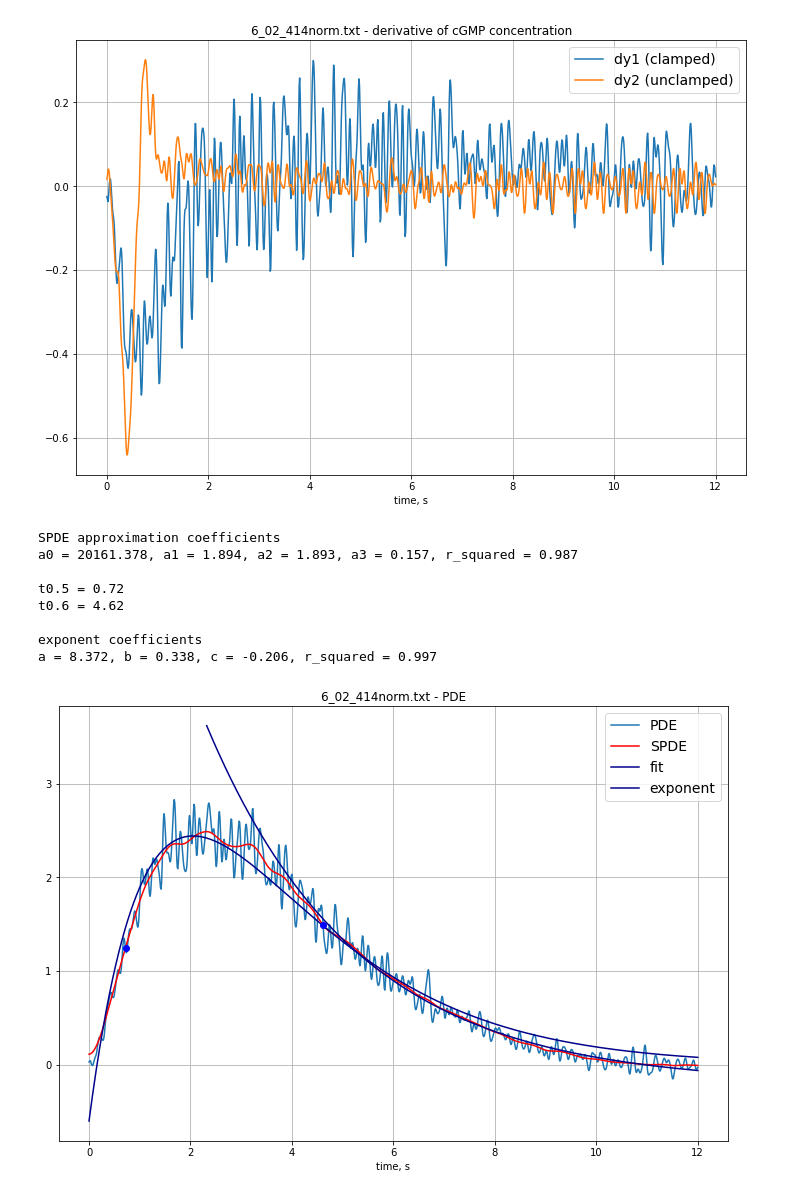
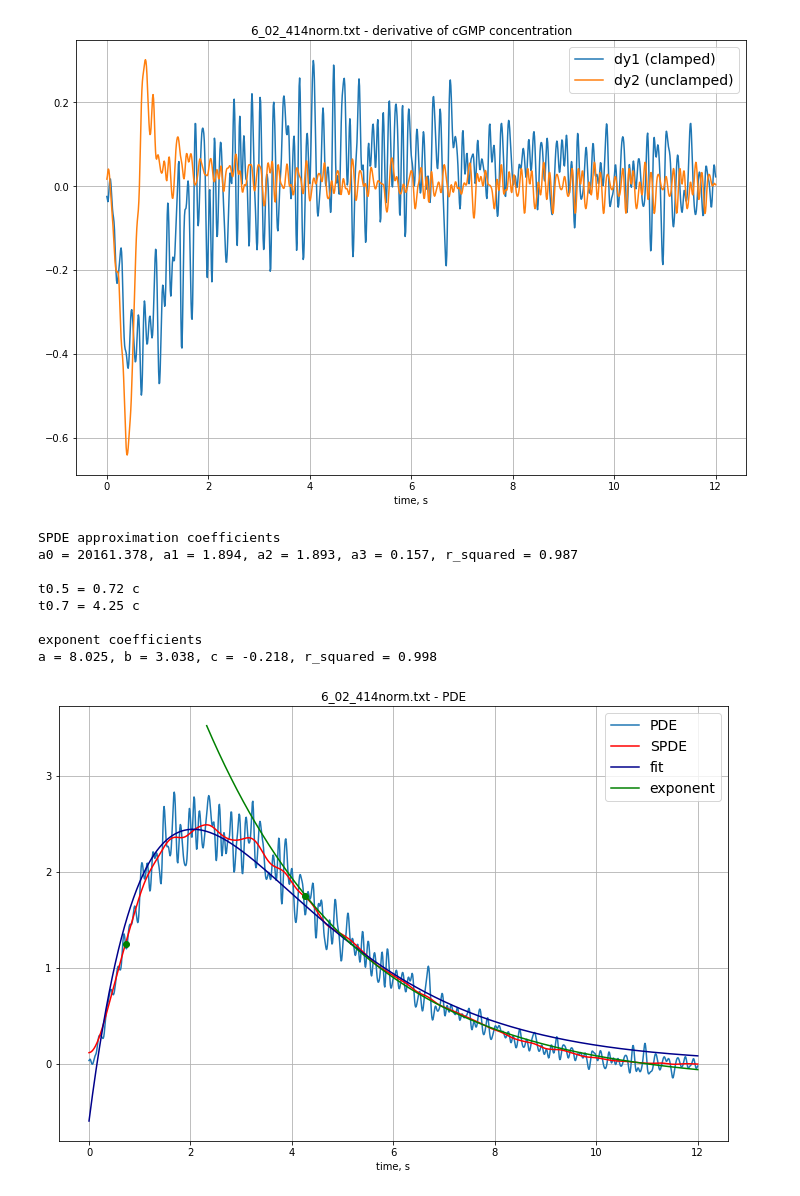
Before and after one commit to AndreiZherder/adaptation-memory, a Jupyter notebook: pde-extraction.ipynb, the cells around one changed output. Saved outputs shown, nothing was run; the diff lists cells and outputs as text; code cells hidden in the pictures.

```diff
--- a/pde-extraction.ipynb
+++ b/pde-extraction.ipynb
@@ -79,10 +79,12 @@ beta = (alpha - dy1) / y1 - betad
 PDE = beta
 SPDE = gaussian_filter1d(PDE, sigma=15)
 
+
+# Аппроксимация SPDE
 def func(t, a0, a1, a2, a3):
     return a0 * (np.exp(-(t - a3) / a1) - np.exp(-(t - a3) / a2))
 
-popt = [200, 1, 1, 0.05]
+popt = [200, 1, 1, 0.05] # предполагаемые параметры SPDE fit
 try:
     popt, pcov = optimize.curve_fit(func, t, SPDE, popt)
 except RuntimeError:
@@ -94,6 +96,8 @@ r_squared = rvalue ** 2
 print('SPDE approximation coefficients')
 print(f'a0 = {a0:.3f}, a1 = {a1:.3f}, a2 = {a2:.3f}, a3 = {a3:.3f}, r_squared = {r_squared:.3f}')
 
+
+# Аппроксимация экспоненты
 maxi = np.argmax(SPDE)
 left = 0
 right = maxi
@@ -105,60 +109,61 @@ while left <= right:
         left = mid + 1
 max50i = left
 print()
-print(f't0.5 = {t[max50i]}')
+print(f't0.5 = {t[max50i]} c')
 
+level = 0.7 # 70% от максимума - точка начала аппроксимации экспоненты
 left = maxi
 right = n - 1
 while left <= right:
     mid = left + (right - left) // 2
-    if SPDE[mid] <= 0.6 * SPDE[maxi]:
+    if SPDE[mid] <= level * SPDE[maxi]:
         right = mid - 1
     else:
         left = mid + 1
-max60i = left
-print(f't0.6 = {t[max60i]}')
+leveli = left
+print(f't{level} = {t[leveli]} c')
 
 
 def func(t, a, b, c):
-    return a * np.exp(-b * t) + c
+    return a * np.exp(-t / b) + c
 
-popt = [10, 1, 1]
+popt = [5, 1, 0] # предполагаемые параметры экспоненты
 try:
-    popt, pcov = optimize.curve_fit(func, t[max60i:], SPDE[max60i:], popt)
+    popt, pcov = optimize.curve_fit(func, t[leveli:], SPDE[leveli:], popt)
 except RuntimeError:
     print('Не удалось выполнить аппроксимацию экспоненты. Подберите начальные коэффициенты.')
 a, b, c = popt
 exponent = func(t, *popt)
-rvalue = stats.linregress(SPDE[max60i:], exponent[max60i:]).rvalue
+rvalue = stats.linregress(SPDE[leveli:], exponent[leveli:]).rvalue
 r_squared = rvalue ** 2
 print()
 print('exponent coefficients')
 print(f'a = {a:.3f}, b = {b:.3f}, c = {c:.3f}, r_squared = {r_squared:.3f}')
 
 
 fig, ax = plt.subplots()
 ax.plot(t, PDE, label='PDE')
 ax.plot(t, SPDE, color='r', label='SPDE')
 ax.plot(t, fit, color='darkblue', label='fit')
-ax.plot(t[maxi:], exponent[maxi:], color='darkblue', label='exponent')
-ax.plot(t[max50i], SPDE[max50i], 'bo')
-ax.plot(t[max60i], SPDE[max60i], 'bo')
+ax.plot(t[maxi:], exponent[maxi:], color='green', label='exponent')
+ax.plot(t[max50i], SPDE[max50i], 'go')
+ax.plot(t[leveli], SPDE[leveli], 'go')
 fig.set_figwidth(12)
 fig.set_figheight(8)
 ax.set_title(f'{filename} - PDE')
 ax.set_xlabel('time, s')
 ax.legend(prop={"size": 14})
 ax.grid()
 # %% [output]
 SPDE approximation coefficients
 a0 = 20161.378, a1 = 1.894, a2 = 1.893, a3 = 0.157, r_squared = 0.987
 
-t0.5 = 0.72
-t0.6 = 4.62
+t0.5 = 0.72 c
+t0.7 = 4.25 c
 
 exponent coefficients
-a = 8.372, b = 0.338, c = -0.206, r_squared = 0.997
+a = 8.025, b = 3.038, c = -0.218, r_squared = 0.998
-[figure, old version]
+[figure, new version]
 # %%
 with open(f'{output_dir}{filename[:-4]}PDE.txt', 'w', encoding='utf-8') as file:
     for value in PDE:
```
Also changed, not shown: parts of 1 cell of this notebook.
